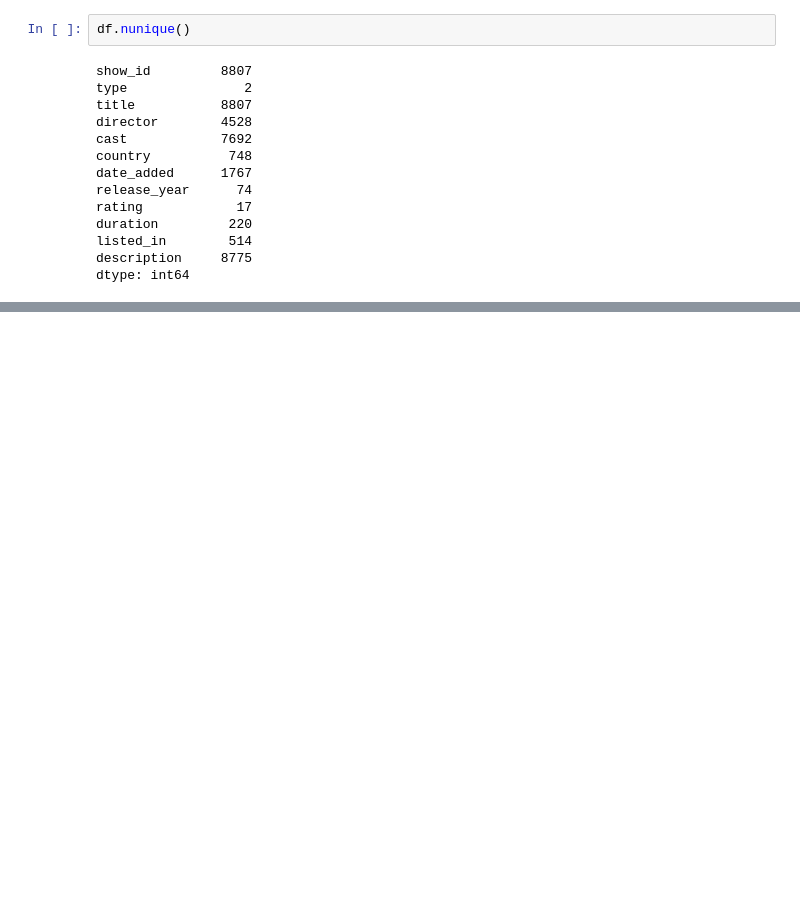
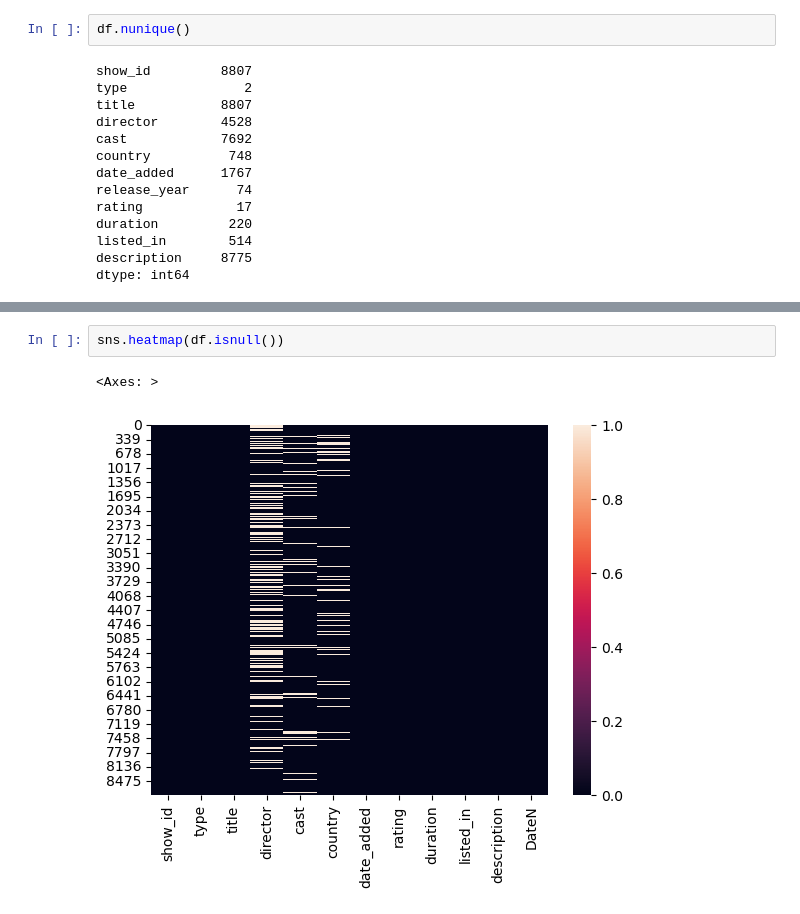
Before and after one commit to y4zi69/DataScienceJourney, a Jupyter notebook: DS.ipynb, the cells around one changed output, grey strips where cells are left out. Drawn from its saved outputs; the diff is of its cells as text; blank space fills up the shorter version.

```diff
--- a/DS.ipynb
+++ b/DS.ipynb
@@ -114,0 +245,5 @@ dtype: int64
+# %%
+sns.heatmap(df.isnull())
+# %% [output]
+<Axes: >
+[figure, added]
```
Also changed, not shown: parts of 31 cells of this notebook.
